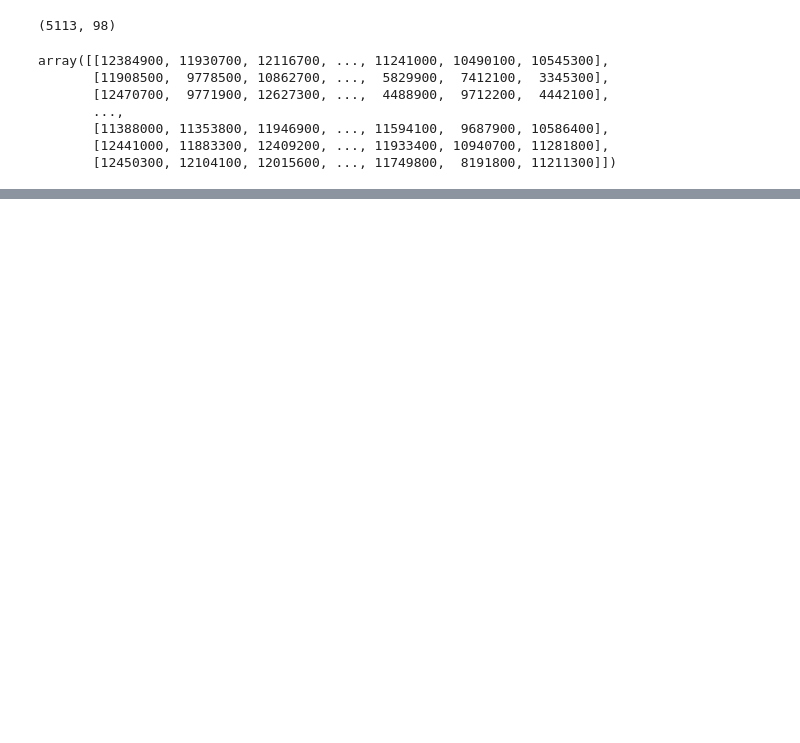
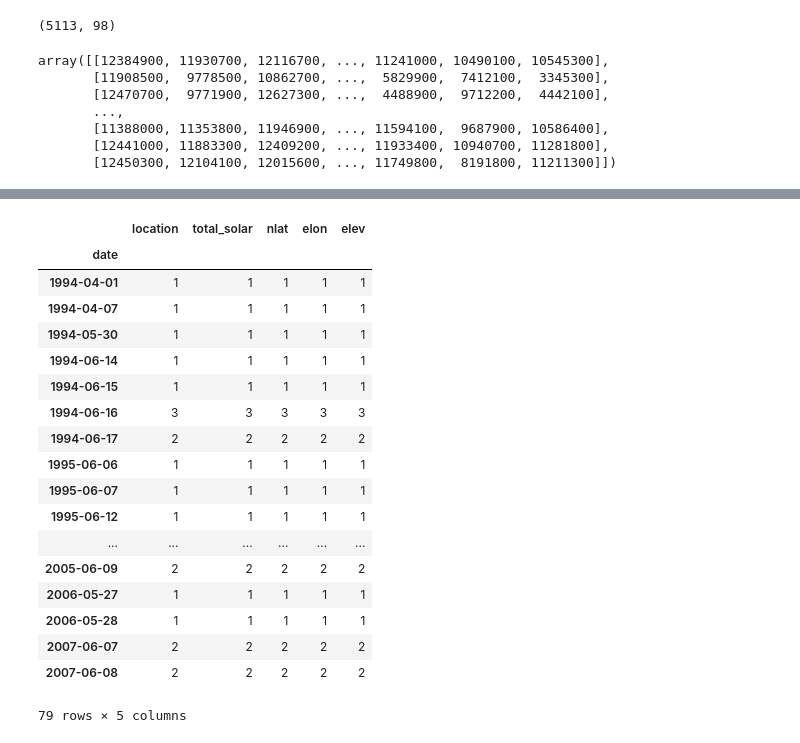
Before and after one commit to joelmpiper/solar_energy_prediction, a Jupyter notebook: notebooks/ExploreTrainingData.ipynb, the cells around one changed output, grey strips where cells are left out. Saved outputs shown, nothing was run; the diff lists cells and outputs as text; code cells hidden in the pictures; blank space fills up the shorter version.

```diff
--- a/notebooks/ExploreTrainingData.ipynb
+++ b/notebooks/ExploreTrainingData.ipynb
@@ -117,0 +119,4 @@ import numpy as np
+# %%
+rot_df = pd.DataFrame(train_data.unstack().reset_index()[:])
+rot_df.rename(columns={'level_0':'location','Date':'date',0:'total_solar'}, inplace=True)
+#, columns=['location','date','total_solar'])
@@ -117,0 +168,24 @@ import numpy as np
+# %%
+compare1 = rot_df[rot_df['total_solar'] > 32000000].merge(loc_info,how='left',left_on='location',right_index=True)
+# %%
+compare1.reset_index().groupby('date').count()
+# %% [output]
+|  | location | total_solar | nlat | elon | elev |
+| date |  |  |  |  |  |
+| 1994-04-01 | 1 | 1 | 1 | 1 | 1 |
+| 1994-04-07 | 1 | 1 | 1 | 1 | 1 |
+| 1994-05-30 | 1 | 1 | 1 | 1 | 1 |
+| 1994-06-14 | 1 | 1 | 1 | 1 | 1 |
+| 1994-06-15 | 1 | 1 | 1 | 1 | 1 |
+| 1994-06-16 | 3 | 3 | 3 | 3 | 3 |
+| 1994-06-17 | 2 | 2 | 2 | 2 | 2 |
+| 1995-06-06 | 1 | 1 | 1 | 1 | 1 |
+| 1995-06-07 | 1 | 1 | 1 | 1 | 1 |
+| 1995-06-12 | 1 | 1 | 1 | 1 | 1 |
+| ... | ... | ... | ... | ... | ... |
+| 2005-06-09 | 2 | 2 | 2 | 2 | 2 |
+| 2006-05-27 | 1 | 1 | 1 | 1 | 1 |
+| 2006-05-28 | 1 | 1 | 1 | 1 | 1 |
+| 2007-06-07 | 2 | 2 | 2 | 2 | 2 |
+| 2007-06-08 | 2 | 2 | 2 | 2 | 2 |
+79 rows × 5 columns
```
Also changed, not shown: parts of 21 cells of this notebook, 1 other file.
